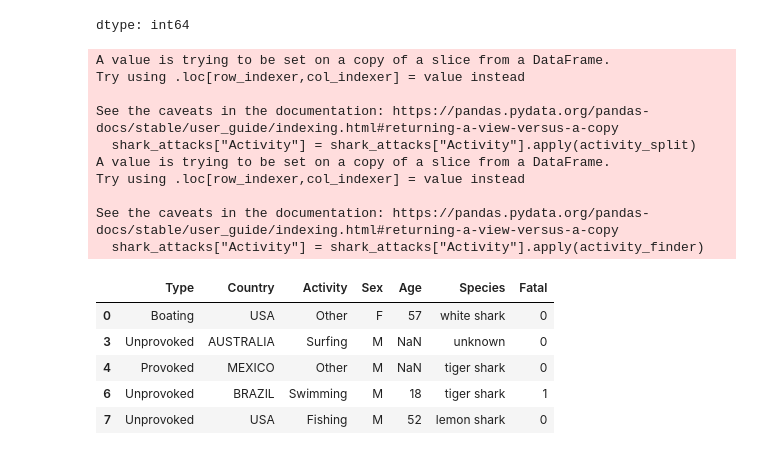
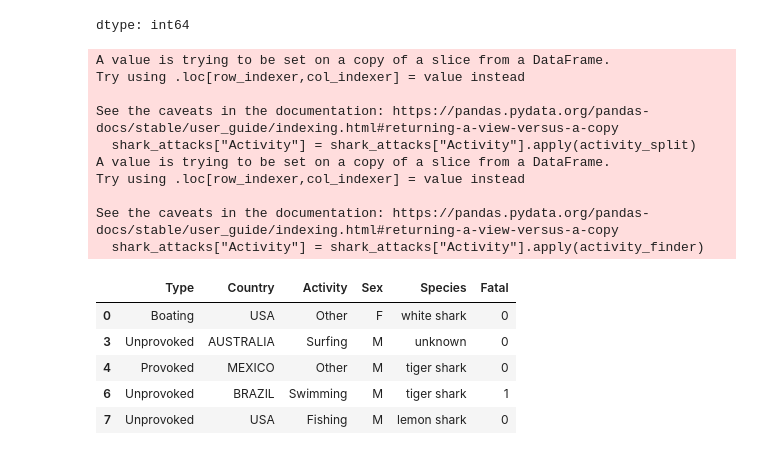
Before and after one commit to kamillaknudsen/tmdl, a Jupyter notebook: tmdl_final.ipynb, the cells around one changed output. Saved outputs shown, nothing was run; the diff lists cells and outputs as text; code cells hidden in the pictures.

```diff
--- a/tmdl_final.ipynb
+++ b/tmdl_final.ipynb
@@ -58,7 +58,7 @@ shark_attacks.head()
 [link text](https://docs.google.com/spreadsheets/d/1X0Ft--uvJDsQ6LIvuKm0PU-3hw_GalcwQ_WLDuX7ctM/edit?gid=1179288347#gid=1179288347)
 # %%
 shark_attacks.drop(["Case Number", "Year", "Area", "Location", "Name", "Injury",
-         "Investigator or Source", "pdf", "href formula", "href",
+         "Investigator or Source", "pdf", "Age", "href formula", "href",
          "Case Number.1", "Case Number.2", "original order"], axis=1, inplace=True)
 # %%
 shark_attacks.head()
@@ -90,5 +90,5 @@ shark_attacks
 # %%
-shark_attacks.columns = ["Date", "Type", "Country", "Activity", "Sex", "Age", "Fatal", "Time", "Species"]
+shark_attacks.columns = ["Date", "Type", "Country", "Activity", "Sex", "Fatal", "Time", "Species"]
 # %%
 shark_attacks = shark_attacks.dropna(subset=['Fatal', 'Species', 'Activity', 'Country'])
 # %%
@@ -261,37 +260,37 @@ def activity_split(text):
     if "/" in text:
         text = text.split("/")[0].strip()
         return text
 
     else:
         return text
 
 shark_attacks["Activity"] = shark_attacks["Activity"].apply(activity_split)
 
 def activity_finder(text):
     activities = ["Surfing", "Swimming", "Wading", "Spearfishing", "Standing", "Fishing", "Snorkeling", "Scuba diving", "boarding"]
     for i in range(len(activities)):
         if activities[i] in text:
             return activities[i]
 
     return "Other"
 
 shark_attacks["Activity"] = shark_attacks["Activity"].apply(activity_finder)
-shark_attacks = shark_attacks[["Type", "Country", "Activity", "Sex", "Age", "Species", "Fatal"]]
+shark_attacks = shark_attacks[["Type", "Country", "Activity", "Sex", "Species", "Fatal"]]
 shark_attacks.head()
 # %% [output]
 A value is trying to be set on a copy of a slice from a DataFrame.
 Try using .loc[row_indexer,col_indexer] = value instead
 
 See the caveats in the documentation: https://pandas.pydata.org/pandas-docs/stable/user_guide/indexing.html#returning-a-view-versus-a-copy
   shark_attacks["Activity"] = shark_attacks["Activity"].apply(activity_split)
 A value is trying to be set on a copy of a slice from a DataFrame.
 Try using .loc[row_indexer,col_indexer] = value instead
 
 See the caveats in the documentation: https://pandas.pydata.org/pandas-docs/stable/user_guide/indexing.html#returning-a-view-versus-a-copy
   shark_attacks["Activity"] = shark_attacks["Activity"].apply(activity_finder)
-|  | Type | Country | Activity | Sex | Age | Species | Fatal |
-| 0 | Boating | USA | Other | F | 57 | white shark | 0 |
-| 3 | Unprovoked | AUSTRALIA | Surfing | M | NaN | unknown | 0 |
-| 4 | Provoked | MEXICO | Other | M | NaN | tiger shark | 0 |
-| 6 | Unprovoked | BRAZIL | Swimming | M | 18 | tiger shark | 1 |
-| 7 | Unprovoked | USA | Fishing | M | 52 | lemon shark | 0 |
+|  | Type | Country | Activity | Sex | Species | Fatal |
+| 0 | Boating | USA | Other | F | white shark | 0 |
+| 3 | Unprovoked | AUSTRALIA | Surfing | M | unknown | 0 |
+| 4 | Provoked | MEXICO | Other | M | tiger shark | 0 |
+| 6 | Unprovoked | BRAZIL | Swimming | M | tiger shark | 1 |
+| 7 | Unprovoked | USA | Fishing | M | lemon shark | 0 |
```
Also changed, not shown: parts of 13 cells of this notebook.
